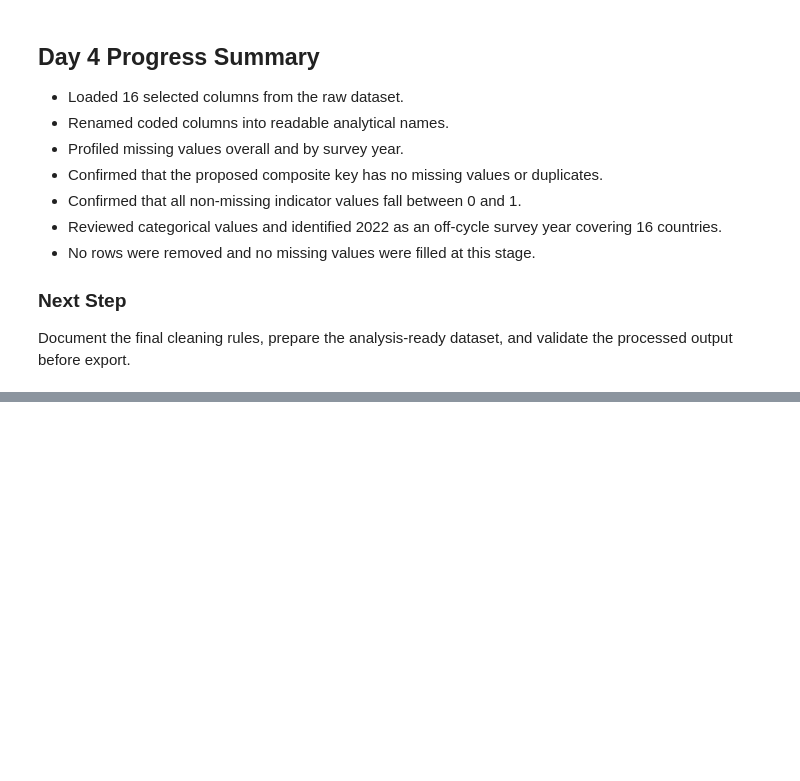
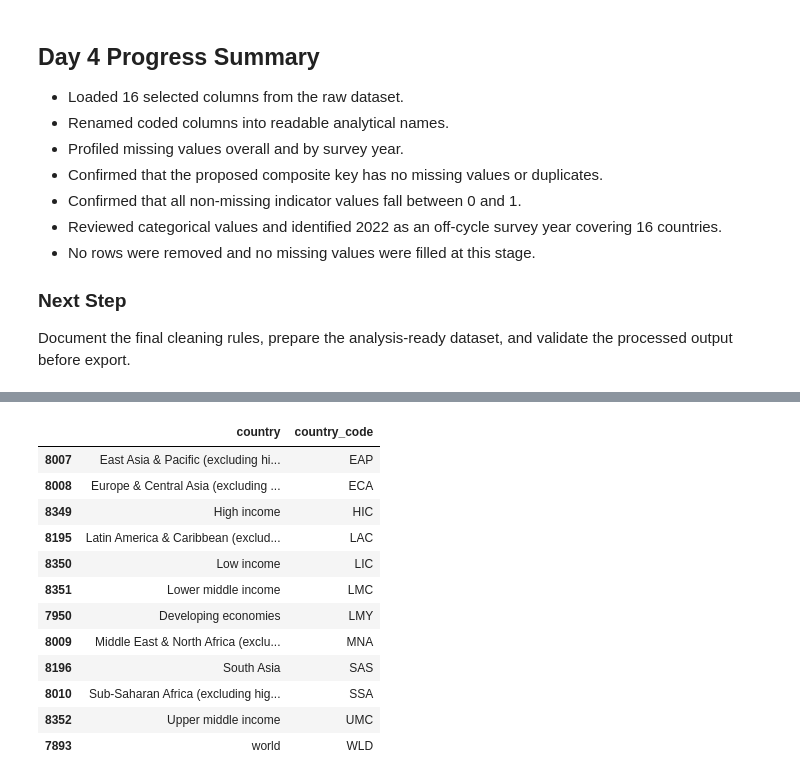
Before and after one commit to brishavrajbahak/financial-inclusion-gap-analysis, a Jupyter notebook: notebooks/02_data_cleaning.ipynb, the cells around one changed output, grey strips where cells are left out. Cells and saved outputs as stored; diff of their text form; code cells hidden in the pictures; blank space fills up the shorter version.

```diff
--- a/notebooks/02_data_cleaning.ipynb
+++ b/notebooks/02_data_cleaning.ipynb
@@ -360,0 +389,9 @@ Document the final cleaning rules, prepare the analysis-ready dataset, and valid
+# %%
+aggregate_codes = context_missing_rows["country_code"].unique()
+
+df["entity_type"] = "Country"
+
+df.loc[
+    df["country_code"].isin(aggregate_codes),
+    "entity_type"
+] = "Aggregate"
@@ -360,0 +405,19 @@ Document the final cleaning rules, prepare the analysis-ready dataset, and valid
+# %%
+df.loc[
+    df["entity_type"] == "Aggregate",
+    ["country", "country_code"]
+].drop_duplicates().sort_values("country_code")
+# %% [output]
+|  | country | country_code |
+| 8007 | East Asia & Pacific (excluding hi... | EAP |
+| 8008 | Europe & Central Asia (excluding ... | ECA |
+| 8349 | High income | HIC |
+| 8195 | Latin America & Caribbean (exclud... | LAC |
+| 8350 | Low income | LIC |
+| 8351 | Lower middle income | LMC |
+| 7950 | Developing economies | LMY |
+| 8009 | Middle East & North Africa (exclu... | MNA |
+| 8196 | South Asia | SAS |
+| 8010 | Sub-Saharan Africa (excluding hig... | SSA |
+| 8352 | Upper middle income | UMC |
+| 7893 | world | WLD |
```
Also changed, not shown: parts of 19 cells of this notebook, 2 other files.
